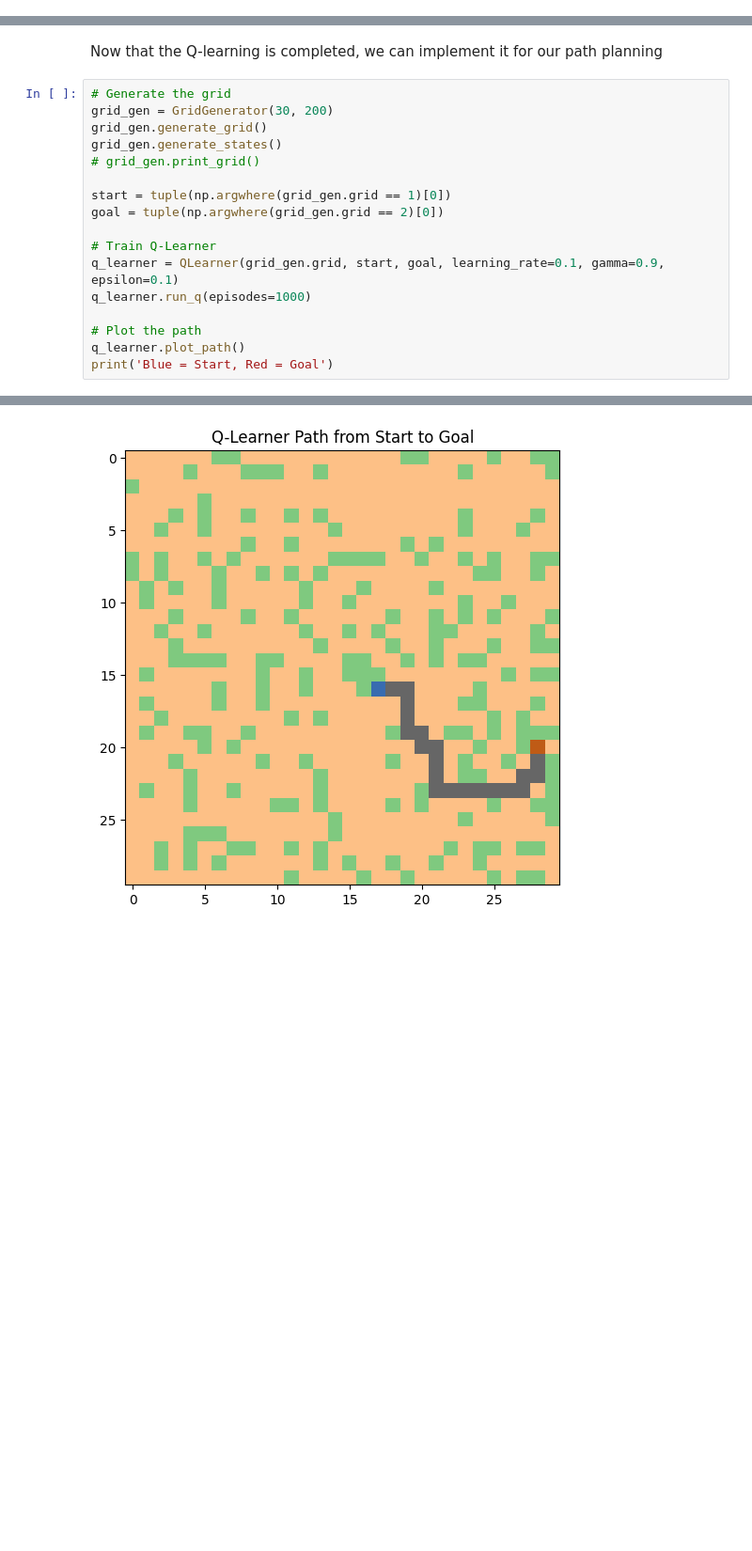
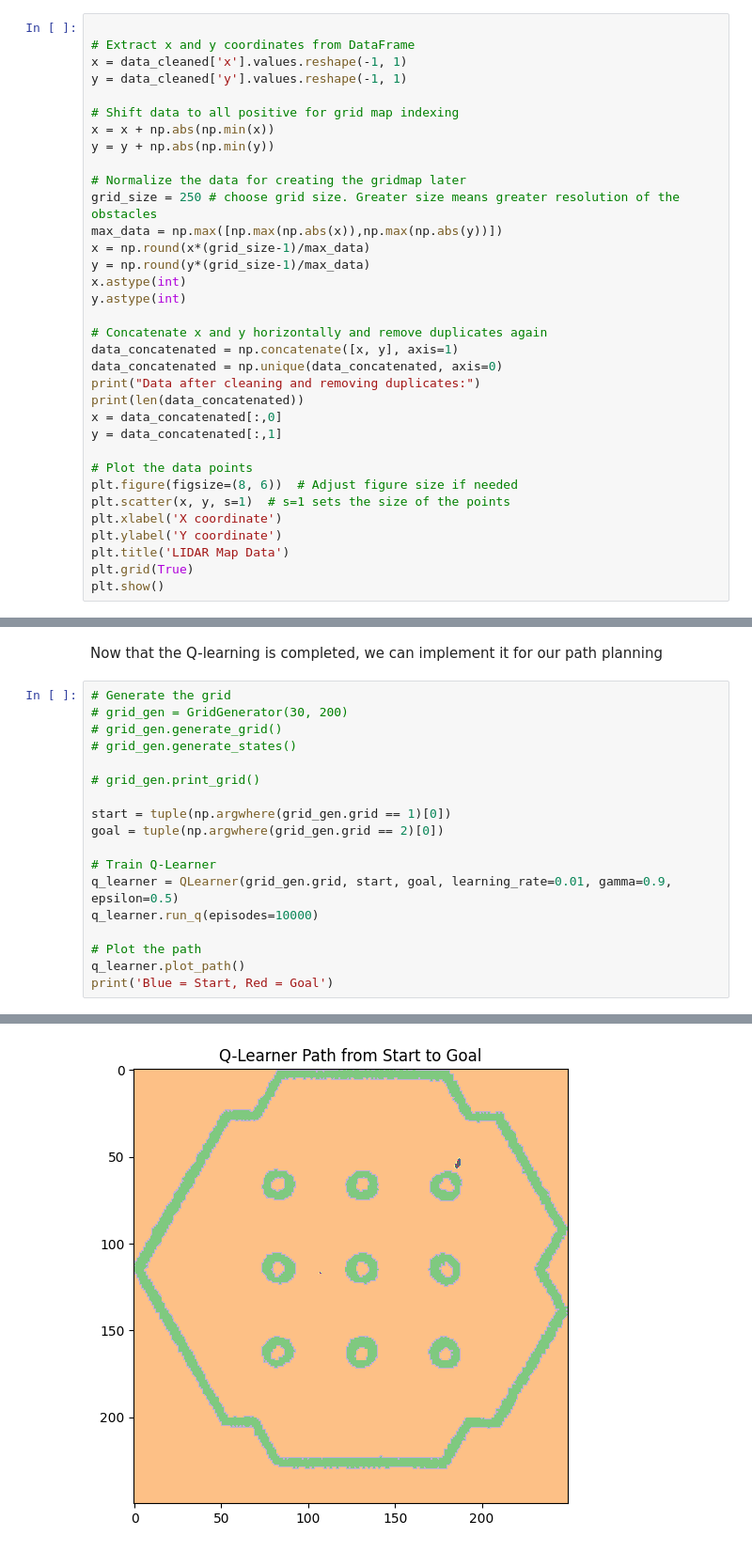
Before and after one commit to jblevins32/Autonomous_Mobile_Robot_via_Machine_Learning, a Jupyter notebook: src/q_learning.ipynb, the cells around one changed output, grey strips where cells are left out. Shown at 94% size. Cells and saved outputs as stored; diff of their text form; blank space fills up the shorter version.

Commit message:
can now take in lidar points and build grid map; q-learning not working for huge map

```diff
--- a/src/q_learning.ipynb
+++ b/src/q_learning.ipynb
@@ -58,0 +93,34 @@ class GridGenerator:
+# %%
+
+# Extract x and y coordinates from DataFrame
+x = data_cleaned['x'].values.reshape(-1, 1)
+y = data_cleaned['y'].values.reshape(-1, 1)
+
+# Shift data to all positive for grid map indexing
+x = x + np.abs(np.min(x))
+y = y + np.abs(np.min(y))
+
+# Normalize the data for creating the gridmap later
+grid_size = 250 # choose grid size. Greater size means greater resolution of the obstacles
+max_data = np.max([np.max(np.abs(x)),np.max(np.abs(y))])
+x = np.round(x*(grid_size-1)/max_data)
+y = np.round(y*(grid_size-1)/max_data)
+x.astype(int)
+y.astype(int)
+
+# Concatenate x and y horizontally and remove duplicates again
+data_concatenated = np.concatenate([x, y], axis=1)
+data_concatenated = np.unique(data_concatenated, axis=0)
+print("Data after cleaning and removing duplicates:")
+print(len(data_concatenated))
+x = data_concatenated[:,0]
+y = data_concatenated[:,1]
+
+# Plot the data points
+plt.figure(figsize=(8, 6))  # Adjust figure size if needed
+plt.scatter(x, y, s=1)  # s=1 sets the size of the points
+plt.xlabel('X coordinate')
+plt.ylabel('Y coordinate')
+plt.title('LIDAR Map Data')
+plt.grid(True)
+plt.show()
@@ -159,17 +270,18 @@ class QLearner:
 Now that the Q-learning is completed, we can implement it for our path planning
 # %%
 # Generate the grid
-grid_gen = GridGenerator(30, 200)
-grid_gen.generate_grid()
-grid_gen.generate_states()
+# grid_gen = GridGenerator(30, 200)
+# grid_gen.generate_grid()
+# grid_gen.generate_states()
+
 # grid_gen.print_grid()
 
 start = tuple(np.argwhere(grid_gen.grid == 1)[0])
 goal = tuple(np.argwhere(grid_gen.grid == 2)[0])
 
 # Train Q-Learner
-q_learner = QLearner(grid_gen.grid, start, goal, learning_rate=0.1, gamma=0.9, epsilon=0.1)
-q_learner.run_q(episodes=1000)
+q_learner = QLearner(grid_gen.grid, start, goal, learning_rate=0.01, gamma=0.9, epsilon=0.5)
+q_learner.run_q(episodes=10000)
 
 # Plot the path
 q_learner.plot_path()
@@ -195,2 +307,2 @@ Q-Table: [[[ -5.23408426  -5.1964865   -5.28579224  -5.2603319 ]
-[figure, old version]
+[figure, new version]
 Blue = Start, Red = Goal
```
Also changed, not shown: parts of 12 cells of this notebook, 2 other files.
